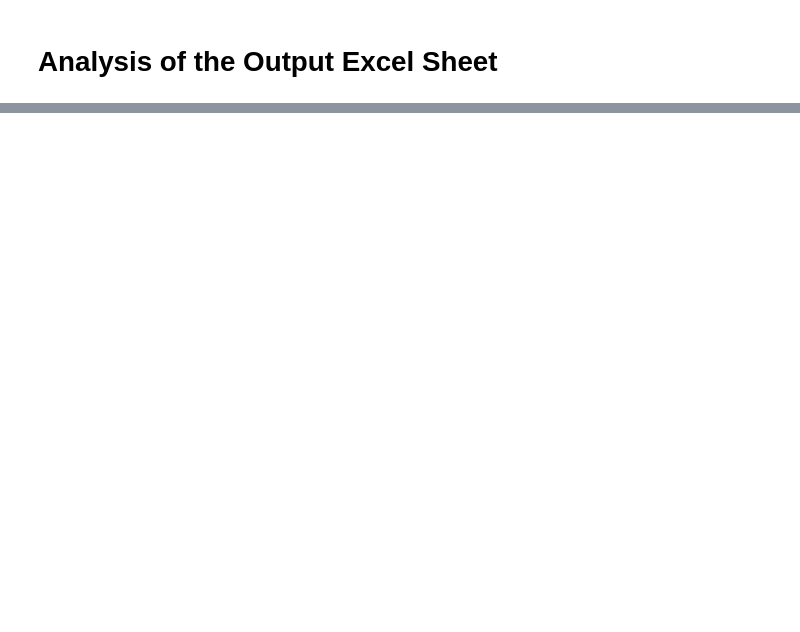
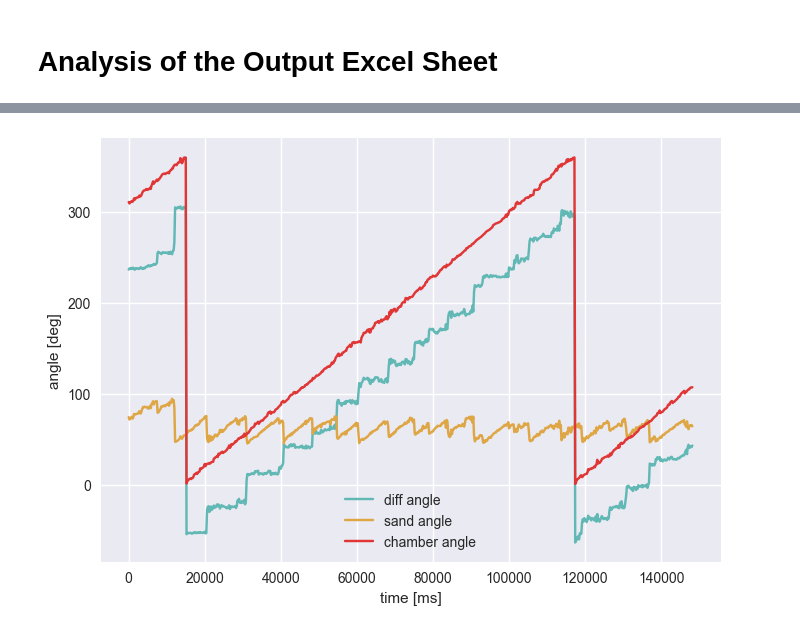
Before and after one commit to feiler98/SandVision, a Jupyter notebook: example_out/W3-6400-3200-nr25_red_analysis.ipynb, the cells around one changed output, grey strips where cells are left out. Cells and saved outputs as stored; diff of their text form; code cells hidden in the pictures; blank space fills up the shorter version.

```diff
--- a/example_out/W3-6400-3200-nr25_red_analysis.ipynb
+++ b/example_out/W3-6400-3200-nr25_red_analysis.ipynb
@@ -56,19 +66,21 @@ df.head(5)
 # %%
 df["diff_angle"] = df["angle_h_abs_chamber"] - df["angle_h_abs_sand"]
 list_time_progress = [int(x.split("_")[-1]) for x in df.index]
 list_time_progress_zero = [x-min(list_time_progress) for x in list_time_progress]
 df["rel_time"] = list_time_progress_zero
 
 # summary graph of angles
 plt.style.use('seaborn-v0_8')
-plt.plot(df["rel_time"], df["diff_angle"], label="diff angle", color="#75e0dd")
+plt.plot(df["rel_time"], df["diff_angle"], label="diff angle", color="#61b8b5")
 plt.plot(df["rel_time"], df["angle_h_abs_sand"], label="sand angle", color="#dea645")
 plt.plot(df["rel_time"], df["angle_h_abs_chamber"], label="chamber angle", color="#e03636")
 plt.xlabel("time [ms]")
 plt.ylabel("angle [deg]")
 plt.legend()
 plt.savefig("all_angles__W3_example.png", bbox_inches="tight", dpi=150)
 plt.show()
+# %% [output]
+[figure, added]
 # %%
 # creating a maxima-list
 max_signal=list(signal.find_peaks(df["angle_h_abs_sand"], distance=20, prominence=3)[0])
```
Also changed, not shown: parts of 8 cells of this notebook, 1 other file.
